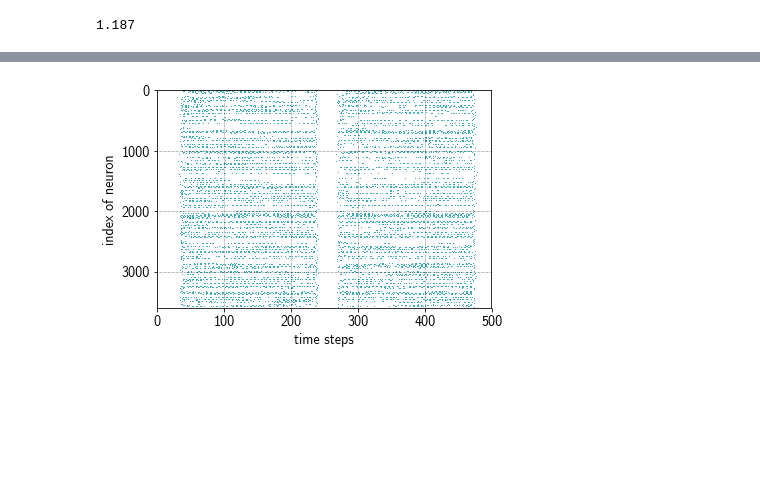
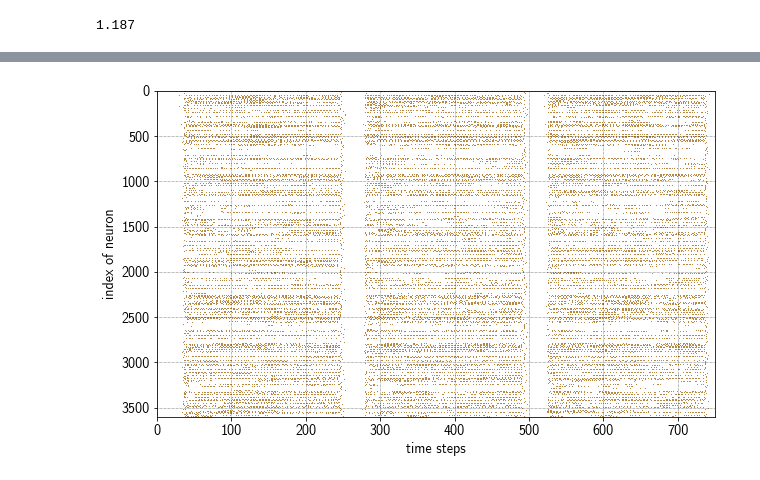
Before and after one commit to sagacitysite/pelenet, a Jupyter notebook: random-readout.ipynb, the cells around one changed output, grey strips where cells are left out. Drawn from its saved outputs; the diff is of its cells as text; code cells hidden in the pictures; blank space fills up the shorter version.

```diff
--- a/random-readout.ipynb
+++ b/random-readout.ipynb
@@ -48,4 +52,4 @@ INFO:HST:  chip=0 cpu=0 halted, status=0x0
 # %%
-exp.net.plot.reservoirSpikeTrain(fr=0, to=500)
+exp.net.plot.reservoirSpikeTrain(fr=0, to=750, colorEx=exp.p.pltColor4, figsize=(10,6))
 # %% [output]
-[figure, old version]
+[figure, new version]
```
Also changed, not shown: parts of 34 cells of this notebook, 10 other files.
